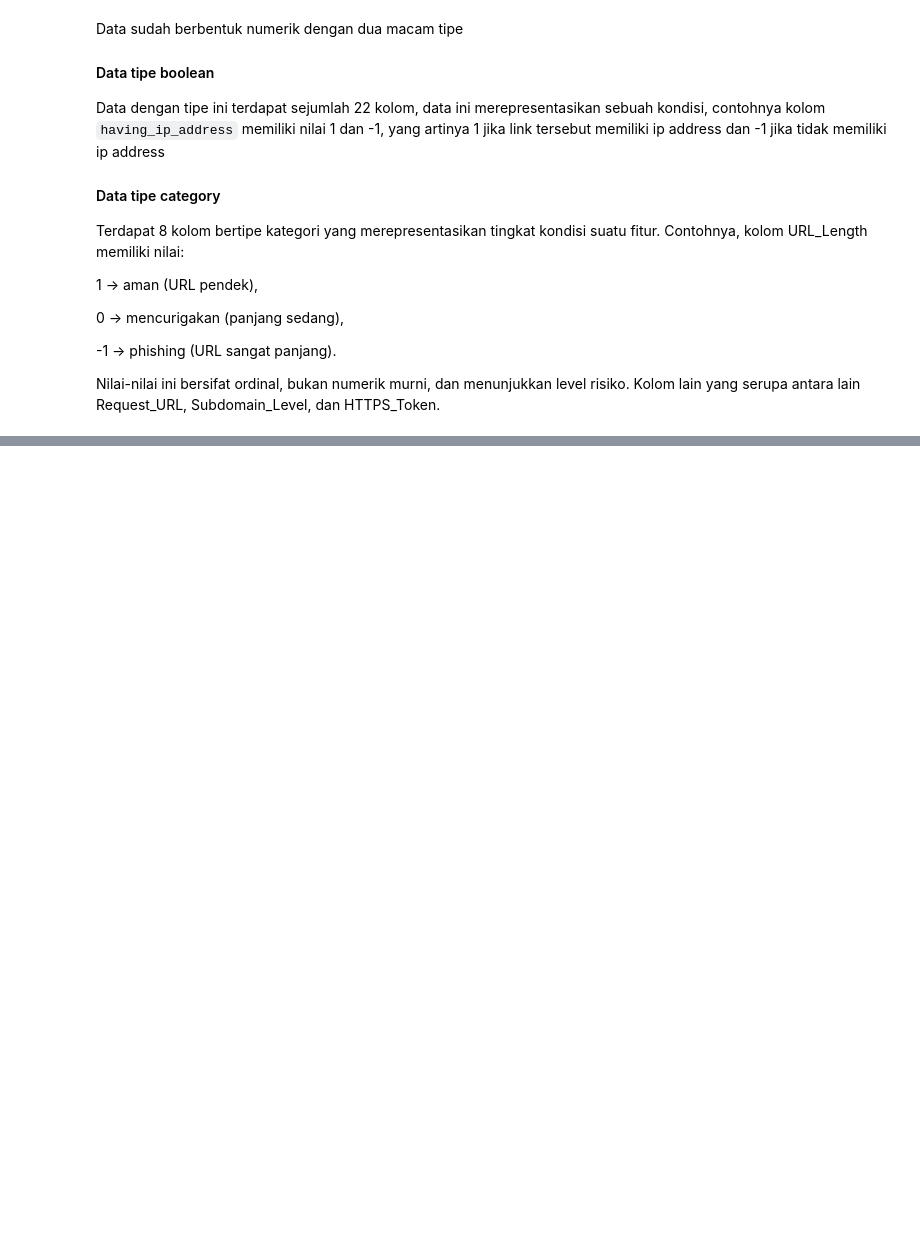
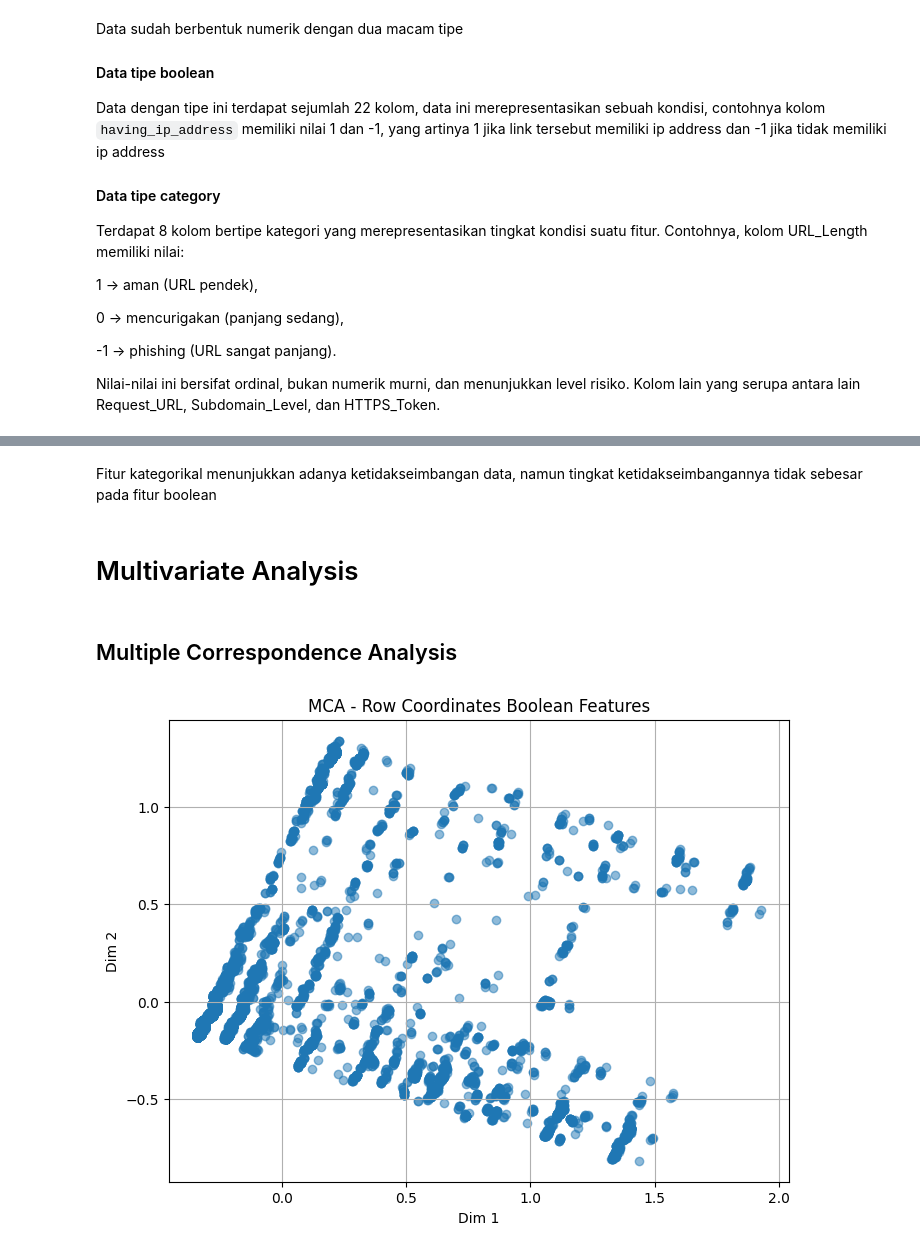
Before and after one commit to Alfthrpy/Predictive_analysis, a Jupyter notebook: notebook.ipynb, the cells around one changed output, grey strips where cells are left out. Drawn from its saved outputs; the diff is of its cells as text; code cells hidden in the pictures; blank space fills up the shorter version.

```diff
--- a/notebook.ipynb
+++ b/notebook.ipynb
@@ -128,0 +316,24 @@ Nilai-nilai ini bersifat ordinal, bukan numerik murni, dan menunjukkan level ris
+# %% [markdown]
+Fitur kategorikal menunjukkan adanya ketidakseimbangan data, namun tingkat ketidakseimbangannya tidak sebesar pada fitur boolean
+# %% [markdown]
+# Multivariate Analysis
+# %% [markdown]
+## Multiple Correspondence Analysis
+# %%
+# Fit MCA
+mca = prince.MCA(n_components=2, random_state=42)
+mca = mca.fit(X[boolean_col])
+
+# Ambil koordinat baris (observasi)
+row_coords = mca.transform(X[boolean_col])
+
+# Plot hasil
+plt.figure(figsize=(8, 6))
+plt.scatter(row_coords[0], row_coords[1], alpha=0.5)
+plt.title("MCA - Row Coordinates Boolean Features")
+plt.xlabel("Dim 1")
+plt.ylabel("Dim 2")
+plt.grid(True)
+plt.show()
+# %% [output]
+[figure, added]
```
Also changed, not shown: parts of 45 cells of this notebook.
